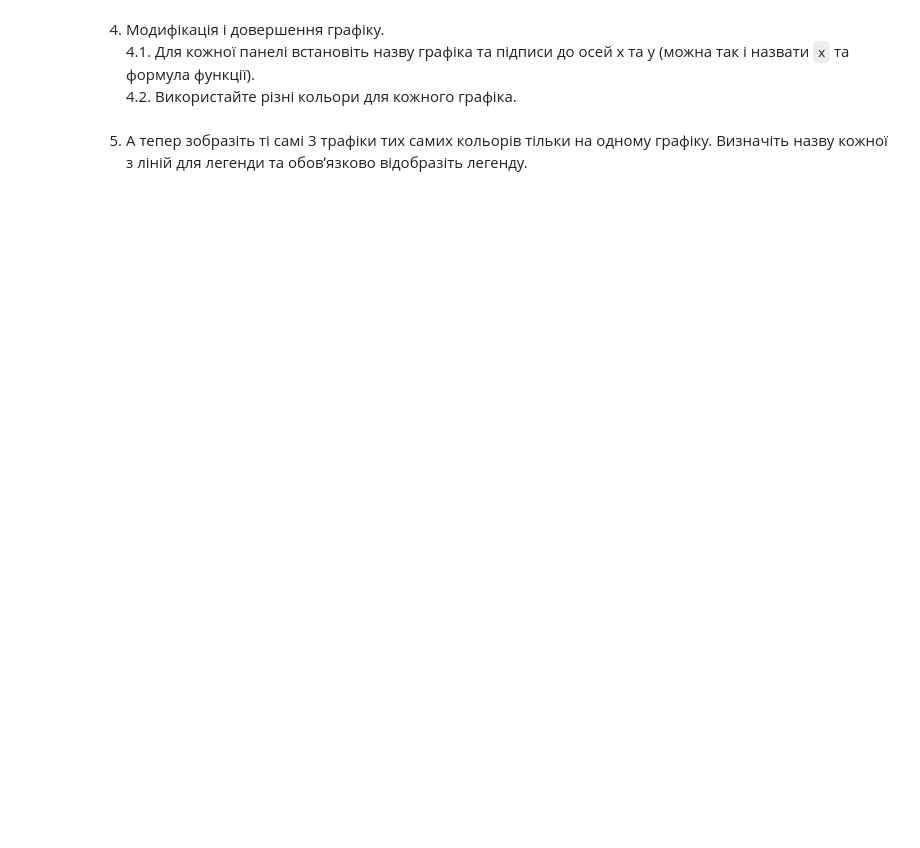
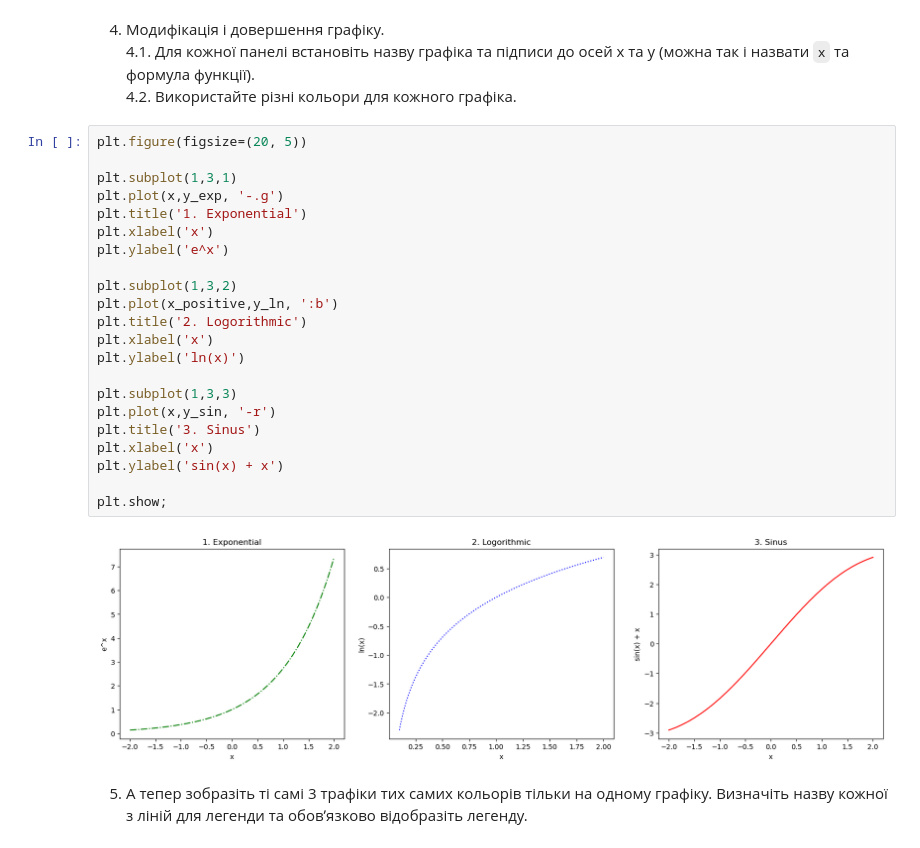
Before and after one commit to olgasamus/python_courses, a Jupyter notebook: Module_4/hw_4_2_Базові_візуалізації_Продовження.ipynb, the cells around one changed output. Saved outputs shown, nothing was run; the diff lists cells and outputs as text; blank space fills up the shorter version.

```diff
--- a/Module_4/hw_4_2_Базові_візуалізації_Продовження.ipynb
+++ b/Module_4/hw_4_2_Базові_візуалізації_Продовження.ipynb
@@ -25,5 +51,29 @@
 4. Модифікація і довершення графіку.
   4.1. Для кожної панелі встановіть назву графіка та підписи до осей х та у (можна так і назвати `x` та формула функції).
   4.2. Використайте різні кольори для кожного графіка.
+# %%
+plt.figure(figsize=(20, 5))
+
+plt.subplot(1,3,1)
+plt.plot(x,y_exp, '-.g')
+plt.title('1. Exponential')
+plt.xlabel('x')
+plt.ylabel('e^x')
+
+plt.subplot(1,3,2)
+plt.plot(x_positive,y_ln, ':b')
+plt.title('2. Logorithmic')
+plt.xlabel('x')
+plt.ylabel('ln(x)')
+
+plt.subplot(1,3,3)
+plt.plot(x,y_sin, '-r')
+plt.title('3. Sinus')
+plt.xlabel('x')
+plt.ylabel('sin(x) + x')
+
+plt.show;
+# %% [output]
+[figure, added]
 # %% [markdown]
 5. А тепер зобразіть ті самі 3 трафіки тих самих кольорів тільки на одному графіку. Визначіть назву кожної з ліній для легенди та обовʼязково відобразіть легенду.
```
Also changed, not shown: parts of 7 cells of this notebook, 1 other file.
